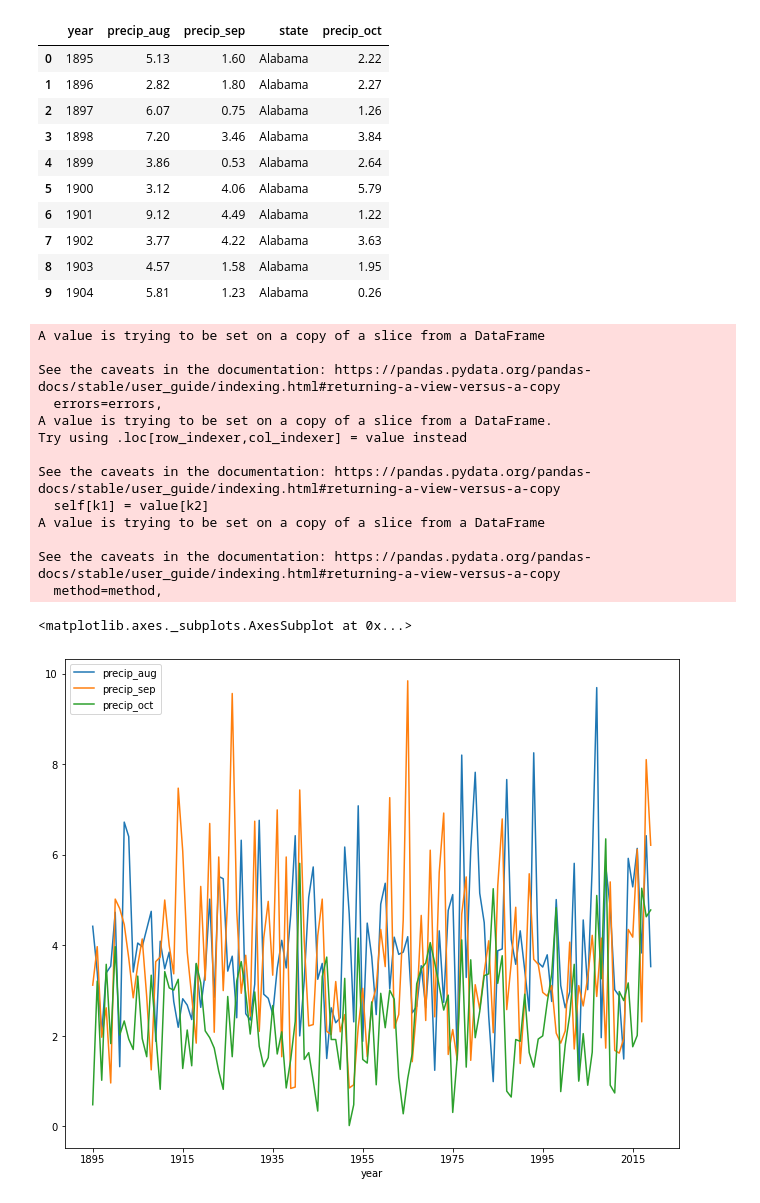
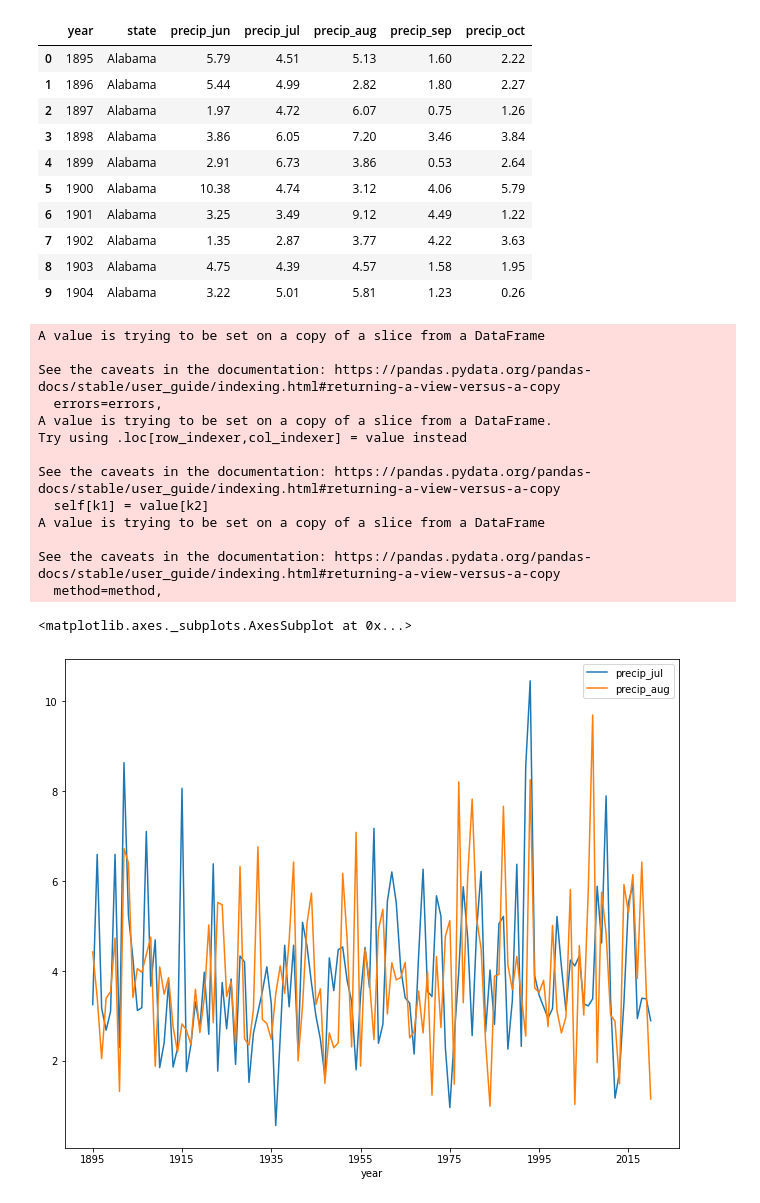
Before and after one commit to powell001/USDA_NOAA_data, a Jupyter notebook: NOAA_temp_precip.ipynb, the cells around one changed output. Saved outputs shown, nothing was run; the diff lists cells and outputs as text; code cells hidden in the pictures.

```diff
--- a/NOAA_temp_precip.ipynb
+++ b/NOAA_temp_precip.ipynb
@@ -43,15 +60,15 @@ Iowa_minTemp.to_csv("Iowa_minTemp.csv", index = False)
 # %%
 # loop over months per state
 
-mnt1 = ["aug", "sep", "oct"]
+mnt1 = ["jul", "aug", "sep", "oct"]
 Iowa1 = []
 
 for i in mnt1:
     dt1 = weatherData(states, maxTemp, "Iowa", i, "maxTemp")
     Iowa1.append(dt1)
 
-df_merged = reduce(lambda  left,right: pd.merge(left,right,on=['year'], how='inner'), Iowa1)
-df_merged.drop(["state_x", "state_y"], axis = 1, inplace=True)
+df_merged = reduce(lambda  left,right: pd.merge(left,right,on=['year'], how='inner', suffixes=(None, "_u")), Iowa1)
+df_merged.drop(["state_u"], axis = 1, inplace=True)
 
 Iowa_maxTemp = df_merged[["year", "state", "maxTemp_aug", "maxTemp_sep", "maxTemp_oct"]]
 Iowa_maxTemp.replace('-99.90', np.nan,  inplace=True)
@@ -69,7 +94,7 @@ Iowa_maxTemp.plot(figsize=(11, 9))
 # Import all states
 allStates = states["State"]
 
-mnt1 = ["aug", "sep", "oct"]
+mnt1 = ["jul","aug", "sep", "oct"]
 states1 = allStates
 allStates_maxTemp = []
 
@@ -78,11 +103,13 @@ for j in states1:
     for i in mnt1:
         dt1 = weatherData(states, maxTemp, j, i, "maxTemp")
         perState.append(dt1)
-    df_merged = reduce(lambda  left,right: pd.merge(left,right,on=['year'], how='inner'), perState)
+    df_merged = reduce(lambda  left,right: pd.merge(left,right,on=['year'], how='inner', suffixes=(None, "_u")), perState)
     allStates_maxTemp.append(df_merged)
 
 allStates_maxTemp1 = pd.concat(allStates_maxTemp)
-allStates_maxTemp1.drop(["state_x", "state_y"], axis = 1, inplace=True)
+allStates_maxTemp1
+allStates_maxTemp1.drop(["state_u"], axis = 1, inplace=True)
+
 allStates_maxTemp1.replace('-99.90', np.nan,  inplace=True)
 allStates_maxTemp1.to_csv("allStates_maxTemp1.csv", index = False)
 allStates_maxTemp1.head(10)
@@ -102,7 +129,7 @@ allStates_maxTemp1.head(10)
 # Import all states
 allStates = states["State"]
 
-mnt1 = ["aug", "sep", "oct"]
+mnt1 = ["jul", "aug", "sep", "oct"]
 states1 = allStates
 allStates_minTemp = []
 
@@ -111,12 +138,12 @@ for j in states1:
     for i in mnt1:
         dt1 = weatherData(states, maxTemp, j, i, "minTemp")
         perState.append(dt1)
-    df_merged = reduce(lambda  left,right: pd.merge(left,right,on=['year'], how='inner'), perState)
+    df_merged = reduce(lambda  left,right: pd.merge(left,right,on=['year'], how='inner', suffixes=(None, "_u")), perState)
     allStates_minTemp.append(df_merged)
 
 
 allStates_minTemp1 = pd.concat(allStates_minTemp)
-allStates_minTemp1.drop(["state_x", "state_y"], axis = 1, inplace=True)
+allStates_minTemp1.drop(["state_u"], axis = 1, inplace=True)
 allStates_minTemp1.replace('-99.90', np.nan,  inplace=True)
 allStates_minTemp1.to_csv("allStates_minTemp1.csv", index = False)
 allStates_minTemp1.head(10)
@@ -155,7 +183,7 @@ See the caveats in the documentation: https://pandas.pydata.org/pandas-docs/stab
 # Import all states
 allStates = states["State"]
 
-mnt1 = ["aug", "sep", "oct"]
+mnt1 = ["jun", "jul","aug", "sep", "oct"]
 states1 = allStates
 allStates_precip = []
 
@@ -164,49 +192,50 @@ for j in states1:
     for i in mnt1:
         dt1 = weatherData(states, precip, j, i, "precip")
         perState.append(dt1)
-    df_merged = reduce(lambda  left,right: pd.merge(left,right,on=['year'], how='inner'), perState)
+    df_merged = reduce(lambda  left,right: pd.merge(left,right,on=['year'], how='inner', suffixes=(None, "_u")), perState)
     allStates_precip.append(df_merged)
 
 allStates_precip = pd.concat(allStates_precip)
-allStates_precip.drop(["state_x", "state_y"], axis = 1, inplace=True)
+allStates_precip.drop(["state_u"], axis = 1, inplace=True)
 allStates_precip.replace('-99.90', np.nan,  inplace=True)
 allStates_precip.to_csv("allStates_precip.csv", index = False)
 allStates_precip.head(10)
 # %% [output]
-|  | year | precip_aug | precip_sep | state | precip_oct |
-| 0 | 1895 | 5.13 | 1.60 | Alabama | 2.22 |
-| 1 | 1896 | 2.82 | 1.80 | Alabama | 2.27 |
-| 2 | 1897 | 6.07 | 0.75 | Alabama | 1.26 |
-| 3 | 1898 | 7.20 | 3.46 | Alabama | 3.84 |
-| 4 | 1899 | 3.86 | 0.53 | Alabama | 2.64 |
-| 5 | 1900 | 3.12 | 4.06 | Alabama | 5.79 |
-| 6 | 1901 | 9.12 | 4.49 | Alabama | 1.22 |
-| 7 | 1902 | 3.77 | 4.22 | Alabama | 3.63 |
-| 8 | 1903 | 4.57 | 1.58 | Alabama | 1.95 |
-| 9 | 1904 | 5.81 | 1.23 | Alabama | 0.26 |
+|  | year | state | precip_jun | precip_jul | precip_aug | precip_sep | precip_oct |
+| 0 | 1895 | Alabama | 5.79 | 4.51 | 5.13 | 1.60 | 2.22 |
+| 1 | 1896 | Alabama | 5.44 | 4.99 | 2.82 | 1.80 | 2.27 |
+| 2 | 1897 | Alabama | 1.97 | 4.72 | 6.07 | 0.75 | 1.26 |
+| 3 | 1898 | Alabama | 3.86 | 6.05 | 7.20 | 3.46 | 3.84 |
+| 4 | 1899 | Alabama | 2.91 | 6.73 | 3.86 | 0.53 | 2.64 |
+| 5 | 1900 | Alabama | 10.38 | 4.74 | 3.12 | 4.06 | 5.79 |
+| 6 | 1901 | Alabama | 3.25 | 3.49 | 9.12 | 4.49 | 1.22 |
+| 7 | 1902 | Alabama | 1.35 | 2.87 | 3.77 | 4.22 | 3.63 |
+| 8 | 1903 | Alabama | 4.75 | 4.39 | 4.57 | 1.58 | 1.95 |
+| 9 | 1904 | Alabama | 3.22 | 5.01 | 5.81 | 1.23 | 0.26 |
 # %%
 Iowa_precip = allStates_precip[allStates_precip["state"]== "Iowa"]
 Iowa_precip.set_index('year', inplace=True)
 Iowa_precip.drop("state", axis=1, inplace=True)
-Iowa_precip[["precip_aug", "precip_sep", "precip_oct"]] = Iowa_precip[["precip_aug", "precip_sep", "precip_oct"]].astype(float)
+#Iowa_precip[["precip_jul", "precip_aug", "precip_sep", "precip_oct"]] = Iowa_precip[["precip_jul", "precip_aug", "precip_sep", "precip_oct"]].astype(float)
+Iowa_precip[["precip_jul", "precip_aug"]] = Iowa_precip[["precip_jul", "precip_aug"]].astype(float)
 Iowa_precip.replace(-9.99, np.nan, inplace=True)
 Iowa_precip.plot(figsize=(11, 9))
 # %% [output]
 A value is trying to be set on a copy of a slice from a DataFrame
 
 See the caveats in the documentation: https://pandas.pydata.org/pandas-docs/stable/user_guide/indexing.html#returning-a-view-versus-a-copy
   errors=errors,
 A value is trying to be set on a copy of a slice from a DataFrame.
 Try using .loc[row_indexer,col_indexer] = value instead
 
 See the caveats in the documentation: https://pandas.pydata.org/pandas-docs/stable/user_guide/indexing.html#returning-a-view-versus-a-copy
   self[k1] = value[k2]
 A value is trying to be set on a copy of a slice from a DataFrame
 
 See the caveats in the documentation: https://pandas.pydata.org/pandas-docs/stable/user_guide/indexing.html#returning-a-view-versus-a-copy
   method=method,
 <matplotlib.axes._subplots.AxesSubplot at 0x...>
-[figure, old version]
+[figure, new version]
 # %%
 Iowa_precip
 # %% [output]
```
Also changed, not shown: parts of 9 cells of this notebook, 4 other files.
